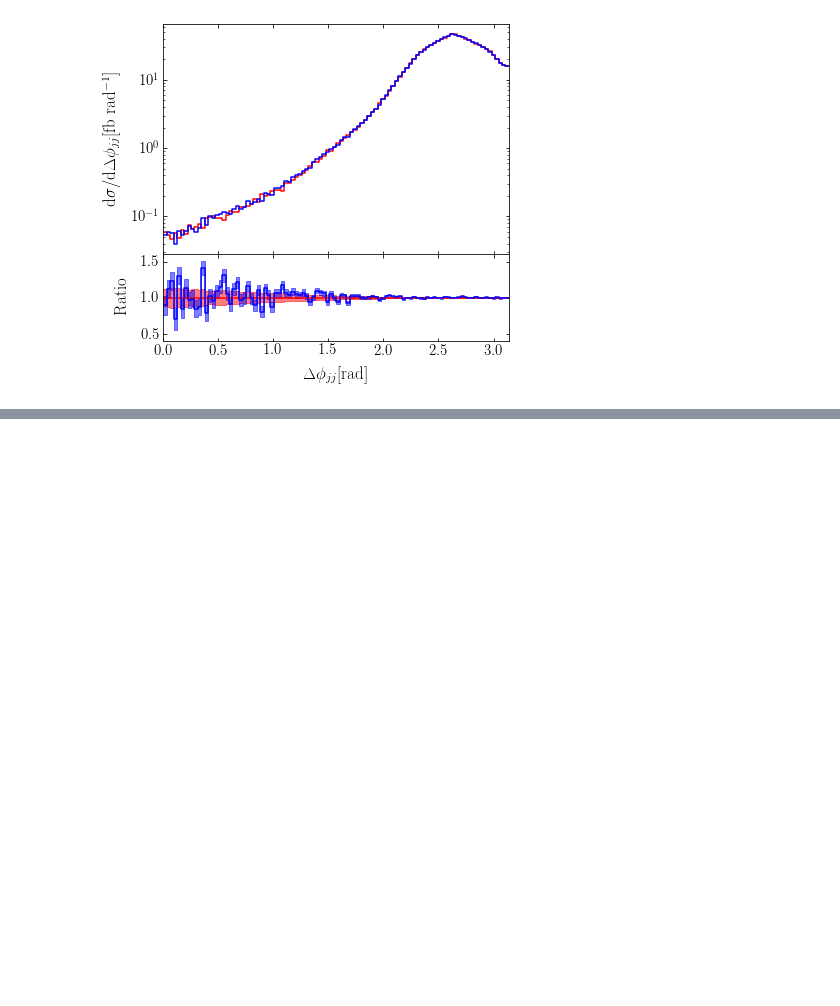
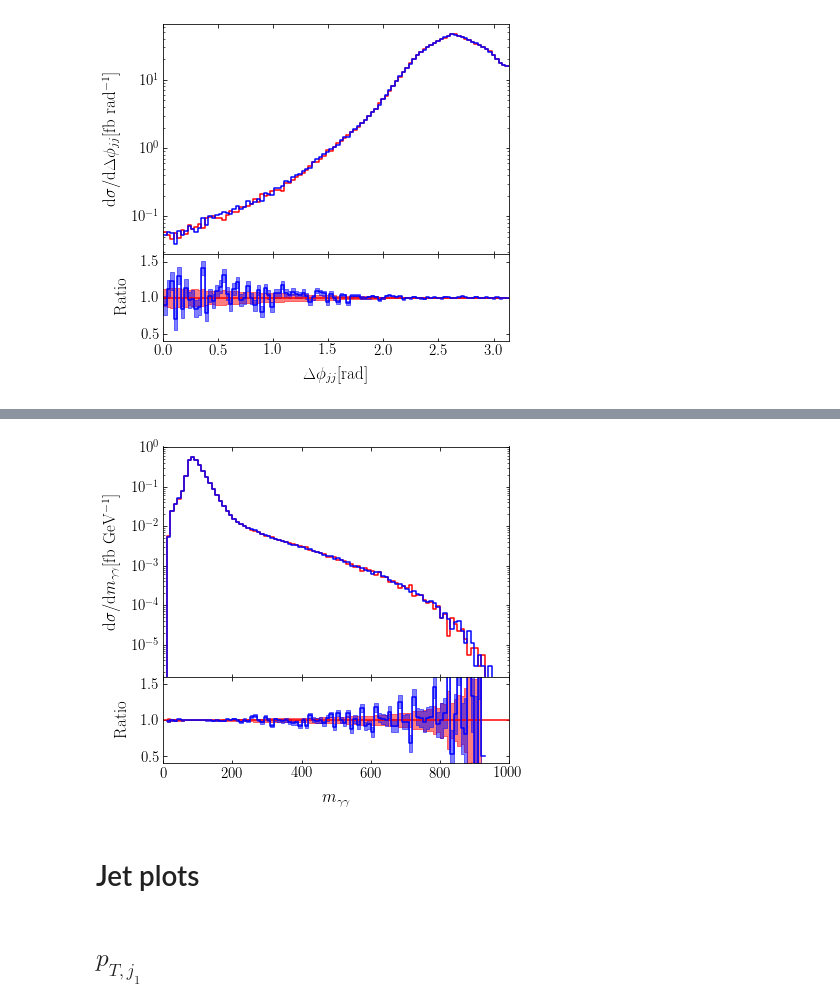
Before and after one commit to JosephPB/n3jet_diphoton, a Jupyter notebook: plotting/[Paper plots] Rivet distributions.ipynb, the cells around one changed output, grey strips where cells are left out. Saved outputs shown, nothing was run; the diff lists cells and outputs as text; code cells hidden in the pictures; blank space fills up the shorter version.

```diff
--- a/plotting/[Paper plots] Rivet distributions.ipynb
+++ b/plotting/[Paper plots] Rivet distributions.ipynb
@@ -46,0 +58,15 @@ dphi_jj_fig = plot_distirbution(
+# %%
+m_gg_file = rivet_dir + 'mass.dat'
+# %%
+m_gg_plotter = RivetPlotter(m_gg_file)
+# %%
+m_gg_fig = m_gg_plotter.plot(
+    xlabel = '$m_{\gamma\gamma}$ [GeV]',
+    ylabel = 'd$\sigma/$d$m_{\gamma\gamma}$ [fb GeV$^{-1}$]'
+)
+# %% [output]
+[figure, added]
+# %% [markdown]
+# Jet plots
+# %% [markdown]
+## $p_{T, j_1}$
```
Also changed, not shown: parts of 24 cells of this notebook.
